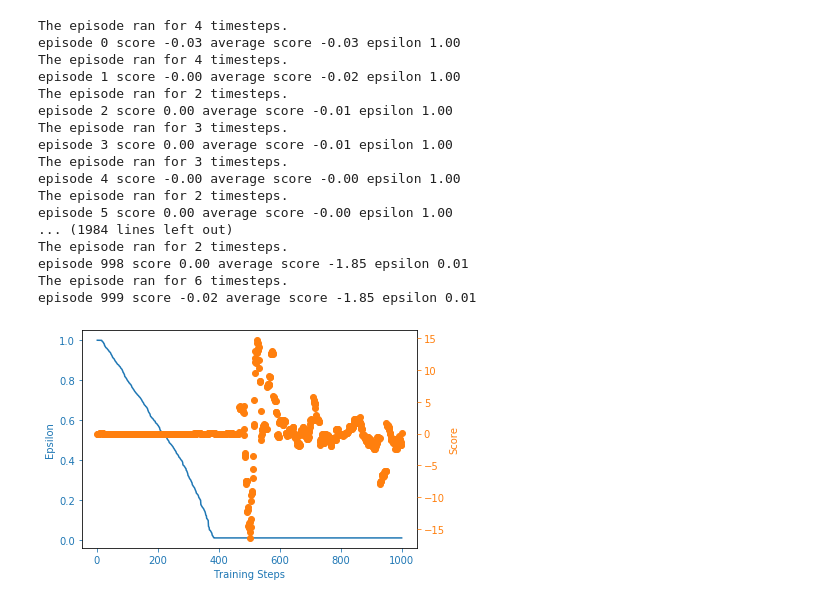
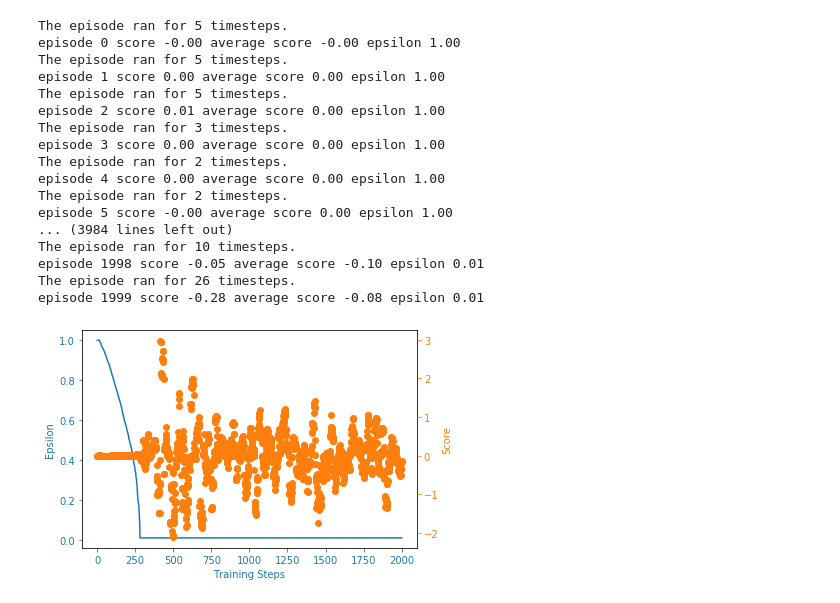
Before and after one commit to ratatosck/Thesis, a Jupyter notebook: DQN/DQN-v1.ipynb, the cells around one changed output. Drawn from its saved outputs; the diff is of its cells as text; code cells hidden in the pictures.

Commit message:
DQN-v1
hyperparameters:
- observation size: 30
- learning rate: 0.003
- filters: 4
- fc layer size: 128 x 128
- mem size: 100000
- epsilon decrease: 5e-4

```diff
--- a/DQN/DQN-v1.ipynb
+++ b/DQN/DQN-v1.ipynb
@@ -56,6 +56,7 @@ class TwoInputsNet(nn.Module):
         return actions
 
 class Agent():
+    # ***hyperparameters
     def __init__(self, gamma, epsilon, lr, input_dims1, input_dims2, batch_size, n_actions,
                 max_mem_size = 100000, eps_end=0.01, eps_dec=5e-4):
         self.gamma = gamma
@@ -70,8 +71,12 @@ class Agent():
 
         # self.Q_eval = DeepQNetwork(self.lr, n_actions = n_actions, input_dims=input_dims, fc1_dims=256, fc2_dims=256)
         # (self, lr, in_channels, out_channels, kernel_size, input_dims, fc1_dims, fc2_dims, n_actions)
+        # en otras parabras (learning rate, cantidad de filtros de entrada, cantidad de filtros de salida, tamaño del kernel)
+        #  ***hyperparameters
+        self.Q_eval = TwoInputsNet(self.lr, 1, 4, 3, 562, 128, 128, n_actions)
+        #                                             ^
+        # tengo que encontrar una forma para hacer que se haga el tamaño del fc layer automaticamente
 
-        self.Q_eval = TwoInputsNet(self.lr, 1, 4, 3, 562, 64, 64, n_actions)
         # ***
         # tengo que reviar si el replay memory esta funcionando correctamente, sobre todo el *input_dims
         # as of now I checked the state_memory shape (10000, 30, 5) and it looks correct
@@ -161,7 +166,7 @@ class Agent():
 # %%
 # ***
 # tienes que refactorizar esta vaina porque no se sabe si verdaderamente sirve esta porqueria y ta escrito bien feo
-# tambien hay que agregar cosas el env para que sea mas realistico (como el tax cuando compras/vendes)
+# tambien hay que agregar cosas en el env para que sea mas realistico (como el tax cuando compras/vendes)
 # hay una vaina rara con las dimensiones de la observacion asi que tendras que revisar eso tambien para ver si sirve bien.
 # ***
 
@@ -305,7 +310,7 @@ class environment:
         self.observation_full = []
 
 
-        self.start_position = random.randint(30, 45000) # get random number to start
+        self.start_position = random.randint(self.observation_size, 45000) # get random number to start
 #         print(self.start_position)
         observation = self.historical_data[self.start_position - self.observation_size : self.start_position]
         self.initial_price = observation[self.observation_size - 1, 3]
@@ -318,53 +323,59 @@ class environment:
 # %%
 historical_data = pd.read_csv(r'C:\Users\ratatosck\Desktop\pythonScripts\TradeBot\HistoricalData\EURUSD15.csv', sep='\t',header=None)
 historical_data.drop(0, axis=1, inplace = True)
-y = historical_data.to_numpy(dtype = 'float32')
-env = environment(y, 30)
+historical_data_np = historical_data.to_numpy(dtype = 'float32')
+
+### hyperparameters
+observation_size = 30
+
+env = environment(historical_data_np, observation_size)
 
 agent = Agent(gamma = 0.99, epsilon = 1.0, batch_size=64, n_actions = 3,
-             eps_end = 0.01, input_dims1 = [30, 5], input_dims2 = [2], lr=0.003)
+             eps_end = 0.01, input_dims1 = [observation_size, 5], input_dims2 = [2], lr=0.003)
+
+###
 scores, eps_history = [], []
-n_games = 1000
+n_games = 2000
 
 for i in range (n_games):
     score = 0
     done = False
     observation = env.reset()
     while not done:
         action = agent.choose_action(observation)
         observation_, reward, done, info = env.step(action)
         score += reward
         agent.store_transition(observation, action, reward, observation_, done)
         agent.learn()
         observation = observation_
     scores.append(score)
     eps_history.append(agent.epsilon)
 
     avg_score = np.mean(scores[-100:])
 
     print('episode', i, 'score %.2f' % score,
              'average score %.2f' % avg_score,
              'epsilon %.2f'% agent.epsilon)
 
 x = [i+1 for i in range(n_games)]
-filename = 'results'
+filename = 'results-v1'
 plot_learning_curve(x, scores, eps_history, filename)
 # %% [output]
-The episode ran for 4 timesteps.
-episode 0 score -0.03 average score -0.03 epsilon 1.00
-The episode ran for 4 timesteps.
-episode 1 score -0.00 average score -0.02 epsilon 1.00
+The episode ran for 5 timesteps.
+episode 0 score -0.00 average score -0.00 epsilon 1.00
+The episode ran for 5 timesteps.
+episode 1 score 0.00 average score 0.00 epsilon 1.00
+The episode ran for 5 timesteps.
+episode 2 score 0.01 average score 0.00 epsilon 1.00
+The episode ran for 3 timesteps.
+episode 3 score 0.00 average score 0.00 epsilon 1.00
 The episode ran for 2 timesteps.
-episode 2 score 0.00 average score -0.01 epsilon 1.00
-The episode ran for 3 timesteps.
-episode 3 score 0.00 average score -0.01 epsilon 1.00
-The episode ran for 3 timesteps.
-episode 4 score -0.00 average score -0.00 epsilon 1.00
+episode 4 score 0.00 average score 0.00 epsilon 1.00
 The episode ran for 2 timesteps.
-episode 5 score 0.00 average score -0.00 epsilon 1.00
-... (1984 lines left out)
-The episode ran for 2 timesteps.
-episode 998 score 0.00 average score -1.85 epsilon 0.01
-The episode ran for 6 timesteps.
-episode 999 score -0.02 average score -1.85 epsilon 0.01
+episode 5 score -0.00 average score 0.00 epsilon 1.00
+... (3984 lines left out)
+The episode ran for 10 timesteps.
+episode 1998 score -0.05 average score -0.10 epsilon 0.01
+The episode ran for 26 timesteps.
+episode 1999 score -0.28 average score -0.08 epsilon 0.01
-[figure, old version]
+[figure, new version]
```
Also changed, not shown: 3 other files.
